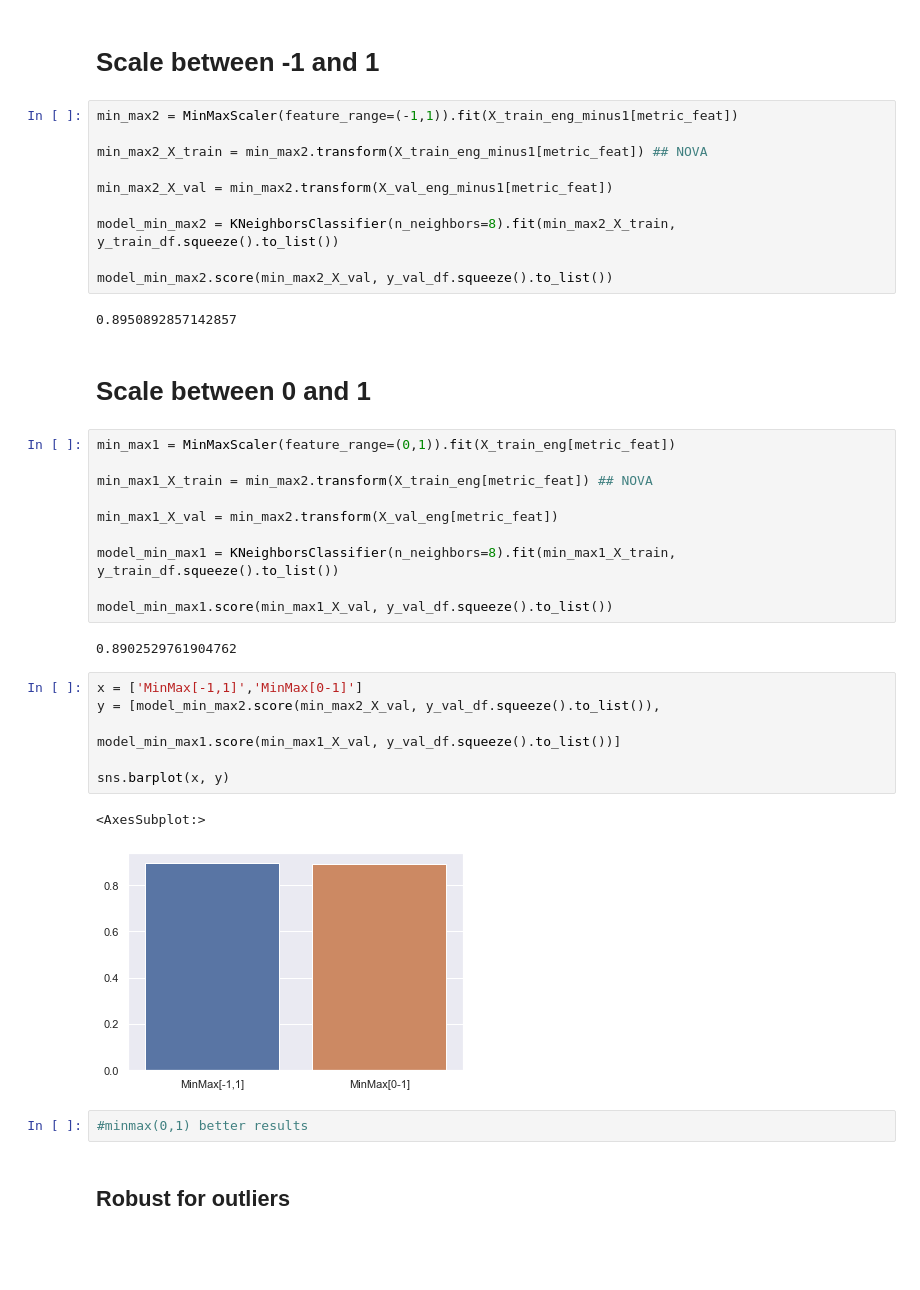
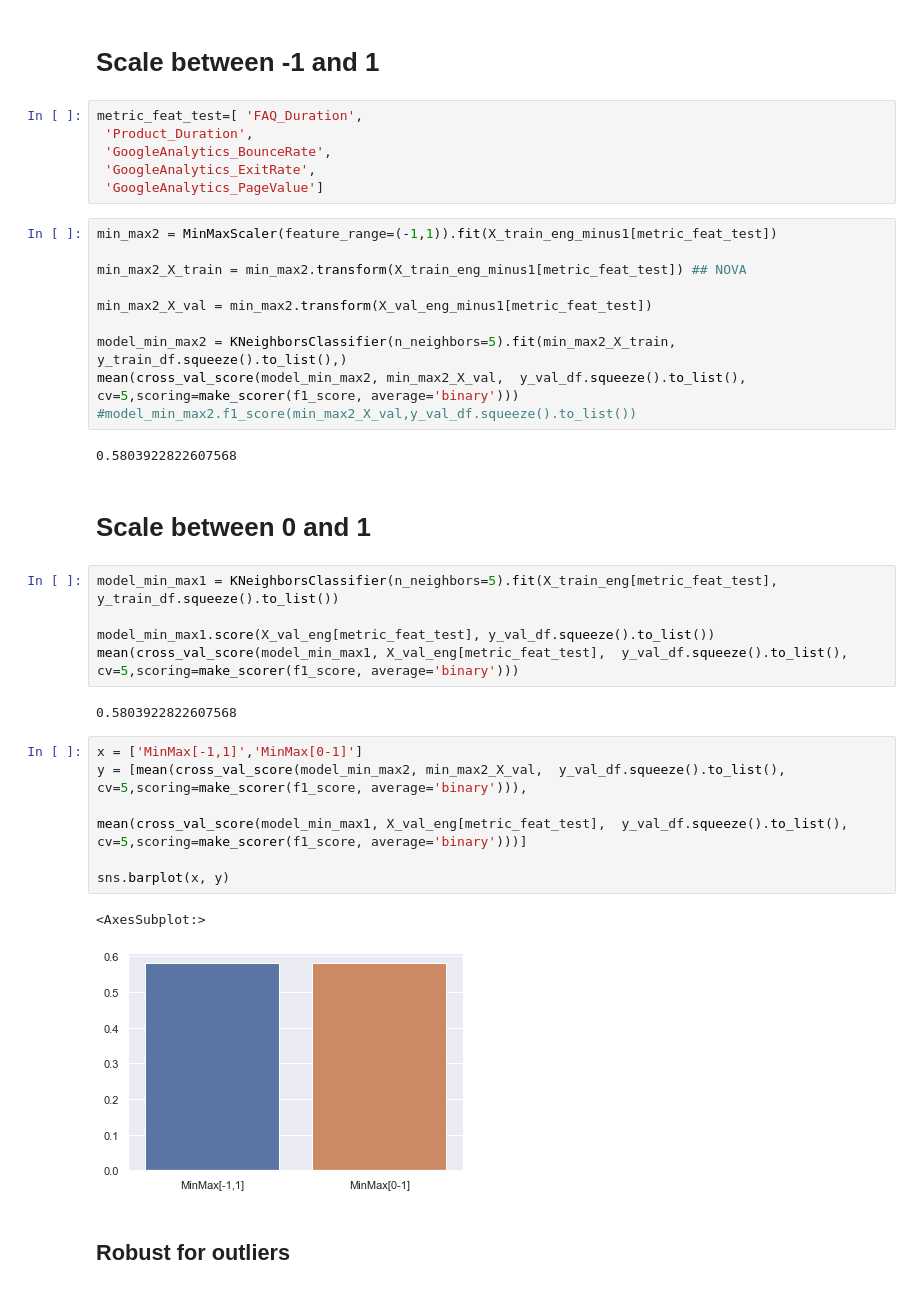
Before and after one commit to filipacarreira/MachineLearningProject, a Jupyter notebook: techscape-ecommerce/group_35.ipynb, the cells around one changed output. Saved outputs shown, nothing was run; the diff lists cells and outputs as text; blank space fills up the shorter version.

```diff
--- a/techscape-ecommerce/group_35.ipynb
+++ b/techscape-ecommerce/group_35.ipynb
@@ -928,44 +931,43 @@ X_test_eng.describe().T
 # Comparing Scales
 # %% [markdown]
 # Scale between -1 and 1
+# %%
+metric_feat_test=[ 'FAQ_Duration',
+ 'Product_Duration',
+ 'GoogleAnalytics_BounceRate',
+ 'GoogleAnalytics_ExitRate',
+ 'GoogleAnalytics_PageValue']
 # %%
-min_max2 = MinMaxScaler(feature_range=(-1,1)).fit(X_train_eng_minus1[metric_feat])
+min_max2 = MinMaxScaler(feature_range=(-1,1)).fit(X_train_eng_minus1[metric_feat_test])
 
-min_max2_X_train = min_max2.transform(X_train_eng_minus1[metric_feat]) ## NOVA
+min_max2_X_train = min_max2.transform(X_train_eng_minus1[metric_feat_test]) ## NOVA
 
-min_max2_X_val = min_max2.transform(X_val_eng_minus1[metric_feat])
+min_max2_X_val = min_max2.transform(X_val_eng_minus1[metric_feat_test])
 
-model_min_max2 = KNeighborsClassifier(n_neighbors=8).fit(min_max2_X_train, y_train_df.squeeze().to_list())
-
-model_min_max2.score(min_max2_X_val, y_val_df.squeeze().to_list())
+model_min_max2 = KNeighborsClassifier(n_neighbors=5).fit(min_max2_X_train, y_train_df.squeeze().to_list(),)
+mean(cross_val_score(model_min_max2, min_max2_X_val,  y_val_df.squeeze().to_list(), cv=5,scoring=make_scorer(f1_score, average='binary')))
+#model_min_max2.f1_score(min_max2_X_val,y_val_df.squeeze().to_list())
 # %% [output]
-0.8950892857142857
+0.5803922822607568
 # %% [markdown]
 # Scale between 0 and 1
-# %%
-min_max1 = MinMaxScaler(feature_range=(0,1)).fit(X_train_eng[metric_feat])
-
-min_max1_X_train = min_max2.transform(X_train_eng[metric_feat]) ## NOVA
-
-min_max1_X_val = min_max2.transform(X_val_eng[metric_feat])
-
-model_min_max1 = KNeighborsClassifier(n_neighbors=8).fit(min_max1_X_train, y_train_df.squeeze().to_list())
-
-model_min_max1.score(min_max1_X_val, y_val_df.squeeze().to_list())
-# %% [output]
-0.8902529761904762
+# %%
+model_min_max1 = KNeighborsClassifier(n_neighbors=5).fit(X_train_eng[metric_feat_test], y_train_df.squeeze().to_list())
+
+model_min_max1.score(X_val_eng[metric_feat_test], y_val_df.squeeze().to_list())
+mean(cross_val_score(model_min_max1, X_val_eng[metric_feat_test],  y_val_df.squeeze().to_list(), cv=5,scoring=make_scorer(f1_score, average='binary')))
+# %% [output]
+0.5803922822607568
 # %%
 x = ['MinMax[-1,1]','MinMax[0-1]']
-y = [model_min_max2.score(min_max2_X_val, y_val_df.squeeze().to_list()),
+y = [mean(cross_val_score(model_min_max2, min_max2_X_val,  y_val_df.squeeze().to_list(), cv=5,scoring=make_scorer(f1_score, average='binary'))),
 
-model_min_max1.score(min_max1_X_val, y_val_df.squeeze().to_list())]
+mean(cross_val_score(model_min_max1, X_val_eng[metric_feat_test],  y_val_df.squeeze().to_list(), cv=5,scoring=make_scorer(f1_score, average='binary')))]
 
 sns.barplot(x, y)
 # %% [output]
 <AxesSubplot:>
-[figure, old version]
+[figure, new version]
-# %%
-#minmax(0,1) better results
 # %% [markdown]
 ## Robust for outliers
 # %%
```
Also changed, not shown: parts of 131 cells of this notebook, 1 other file.
